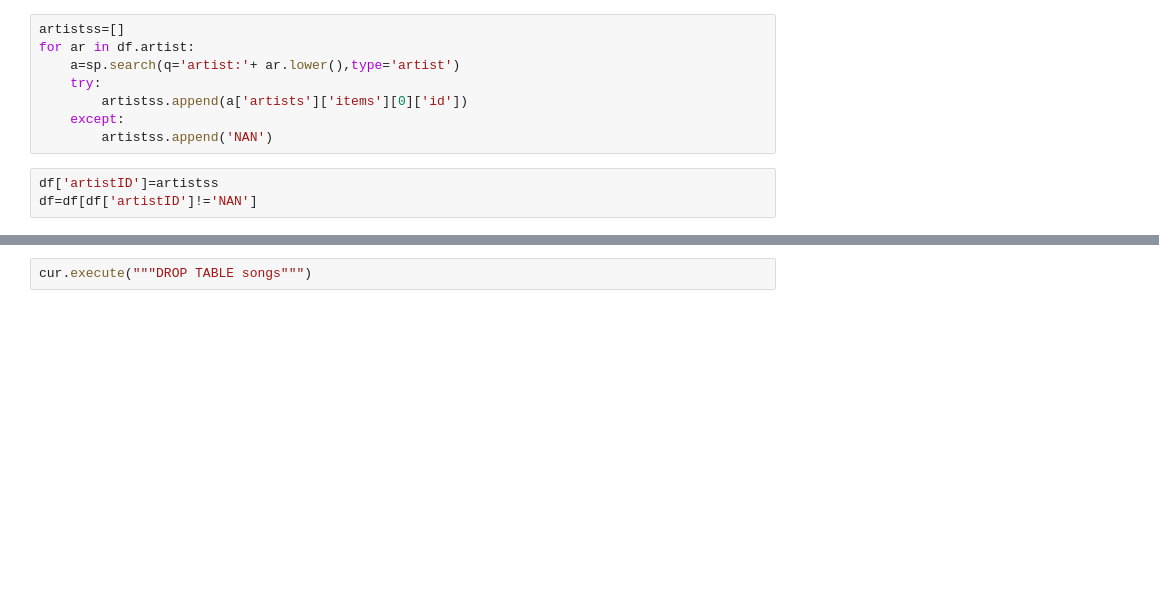
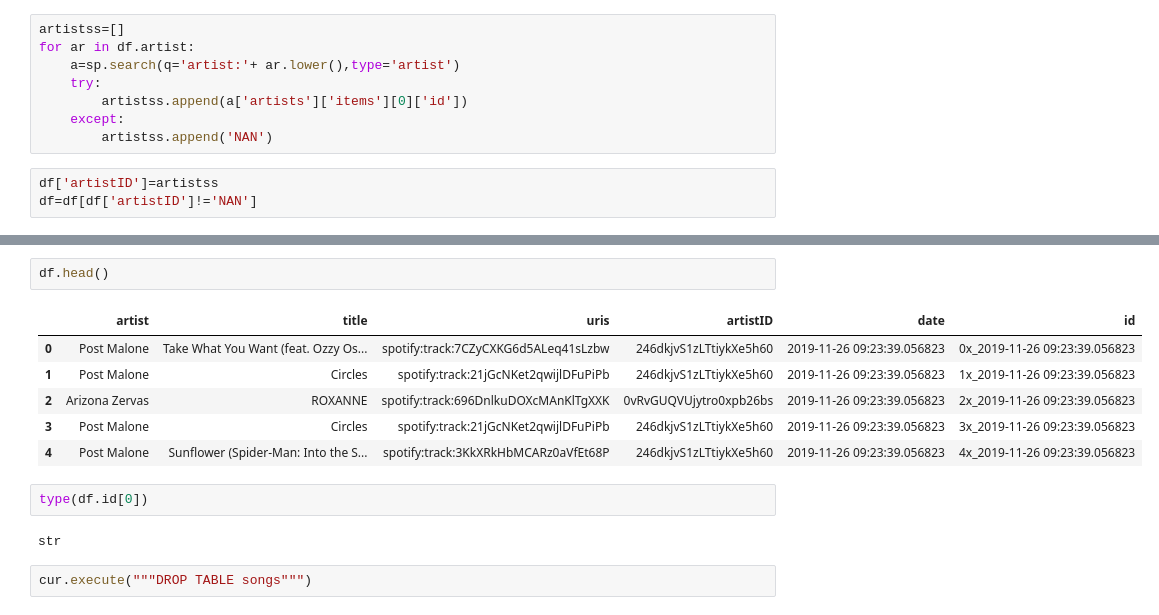
Before and after one commit to mackenziemitchell6/PopularHipHop, a Jupyter notebook: GettingData-ETL.ipynb, the cells around one changed output, grey strips where cells are left out. Cells and saved outputs as stored; diff of their text form; blank space fills up the shorter version.

```diff
--- a/GettingData-ETL.ipynb
+++ b/GettingData-ETL.ipynb
@@ -134,3 +120,16 @@ See the caveats in the documentation: http://pandas.pydata.org/pandas-docs/stabl
+# %%
+df.head()
+# %% [output]
+|  | artist | title | uris | artistID | date | id |
+| 0 | Post Malone | Take What You Want (feat. Ozzy Os... | spotify:track:7CZyCXKG6d5ALeq41sLzbw | 246dkjvS1zLTtiykXe5h60 | 2019-11-26 09:23:39.056823 | 0x_2019-11-26 09:23:39.056823 |
+| 1 | Post Malone | Circles | spotify:track:21jGcNKet2qwijlDFuPiPb | 246dkjvS1zLTtiykXe5h60 | 2019-11-26 09:23:39.056823 | 1x_2019-11-26 09:23:39.056823 |
+| 2 | Arizona Zervas | ROXANNE | spotify:track:696DnlkuDOXcMAnKlTgXXK | 0vRvGUQVUjytro0xpb26bs | 2019-11-26 09:23:39.056823 | 2x_2019-11-26 09:23:39.056823 |
+| 3 | Post Malone | Circles | spotify:track:21jGcNKet2qwijlDFuPiPb | 246dkjvS1zLTtiykXe5h60 | 2019-11-26 09:23:39.056823 | 3x_2019-11-26 09:23:39.056823 |
+| 4 | Post Malone | Sunflower (Spider-Man: Into the S... | spotify:track:3KkXRkHbMCARz0aVfEt68P | 246dkjvS1zLTtiykXe5h60 | 2019-11-26 09:23:39.056823 | 4x_2019-11-26 09:23:39.056823 |
+# %%
+type(df.id[0])
+# %% [output]
+str
 # %%
 cur.execute("""DROP TABLE songs""")
 # %% [output]
```
Also changed, not shown: parts of 6 cells of this notebook, 1 other file.
